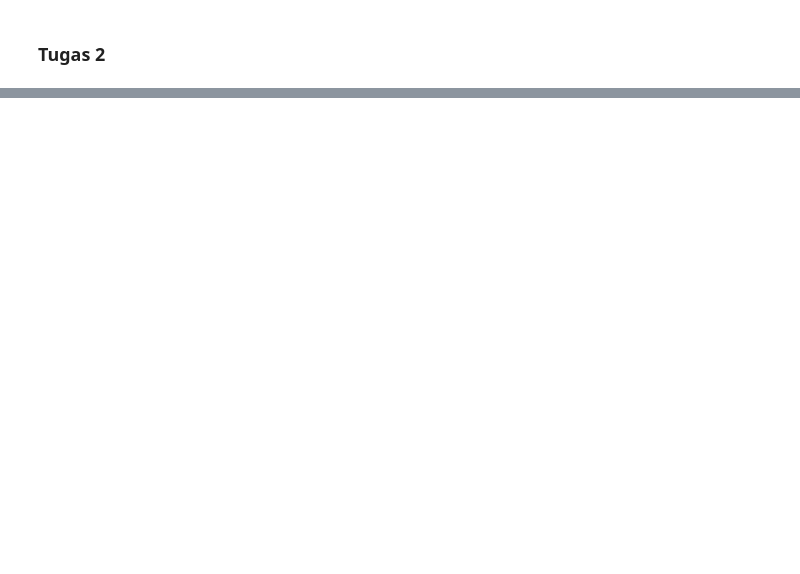
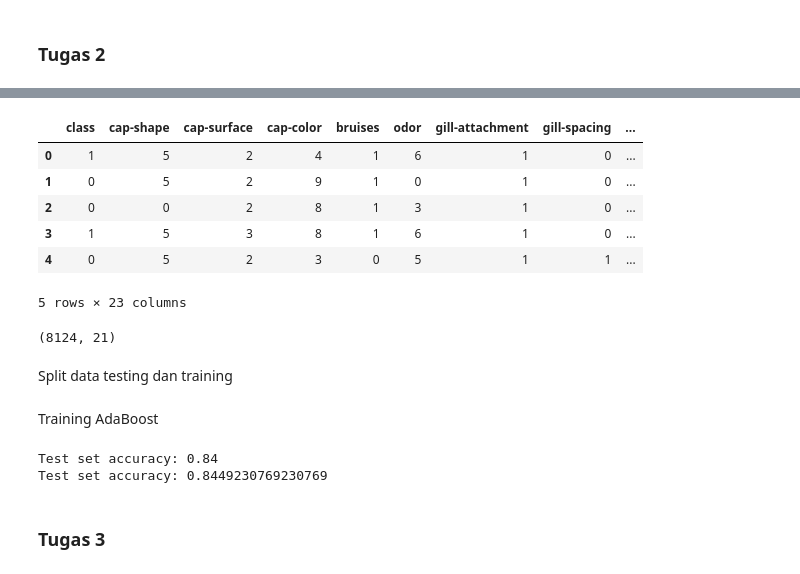
Before and after one commit to lukasvalentino971/2141720032-MachineLearning-2023, a Jupyter notebook: week-06/TugasPraktikum-06.ipynb, the cells around one changed output, grey strips where cells are left out. Drawn from its saved outputs; the diff is of its cells as text; code cells hidden in the pictures; blank space fills up the shorter version.

```diff
--- a/week-06/TugasPraktikum-06.ipynb
+++ b/week-06/TugasPraktikum-06.ipynb
@@ -190,0 +186,30 @@ You can try to debug the error by setting error_score='raise'.
+# %%
+label_encoder = LabelEncoder()
+
+# Loop melalui semua kolom dalam DataFrame
+for column in df.columns:
+    # Periksa apakah tipe data kolom adalah objek (data kategorikal)
+    if df2[column].dtype == 'object':
+        df2[column] = label_encoder.fit_transform(df2[column])
+# %%
+# cek data setelah diencode
+df2.head()
+# %% [output]
+|  | class | cap-shape | cap-surface | cap-color | bruises | odor | gill-attachment | gill-spacing | ... |
+| 0 | 1 | 5 | 2 | 4 | 1 | 6 | 1 | 0 | ... |
+| 1 | 0 | 5 | 2 | 9 | 1 | 0 | 1 | 0 | ... |
+| 2 | 0 | 0 | 2 | 8 | 1 | 3 | 1 | 0 | ... |
+| 3 | 1 | 5 | 3 | 8 | 1 | 6 | 1 | 0 | ... |
+| 4 | 0 | 5 | 2 | 3 | 0 | 5 | 1 | 1 | ... |
+5 rows × 23 columns
+# %%
+# seleksi fitur
+X = df.iloc[:,2:]
+y = df['class']
+
+# Cek jumlah fitur dan instance
+X.shape
+# %% [output]
+(8124, 21)
+# %% [markdown]
+Split data testing dan training
@@ -190,0 +220,20 @@ You can try to debug the error by setting error_score='raise'.
+# %% [markdown]
+Training AdaBoost
+# %%
+ada = AdaBoostClassifier(n_estimators=2)
+
+# Sesuaikan dt ke set training
+ada.fit(X_train, y_train)
+
+# Memprediksi label set test
+y_pred_ada = ada.predict(X_test)
+
+#  menghitung set accuracy
+acc_ada = accuracy_score(y_test, y_pred_ada)
+print("Test set accuracy: {:.2f}".format(acc_ada))
+print(f"Test set accuracy: {acc_ada}")
+# %% [output]
+Test set accuracy: 0.84
+Test set accuracy: 0.8449230769230769
+# %% [markdown]
+### Tugas 3
```
Also changed, not shown: parts of 37 cells of this notebook, 1 other file.
